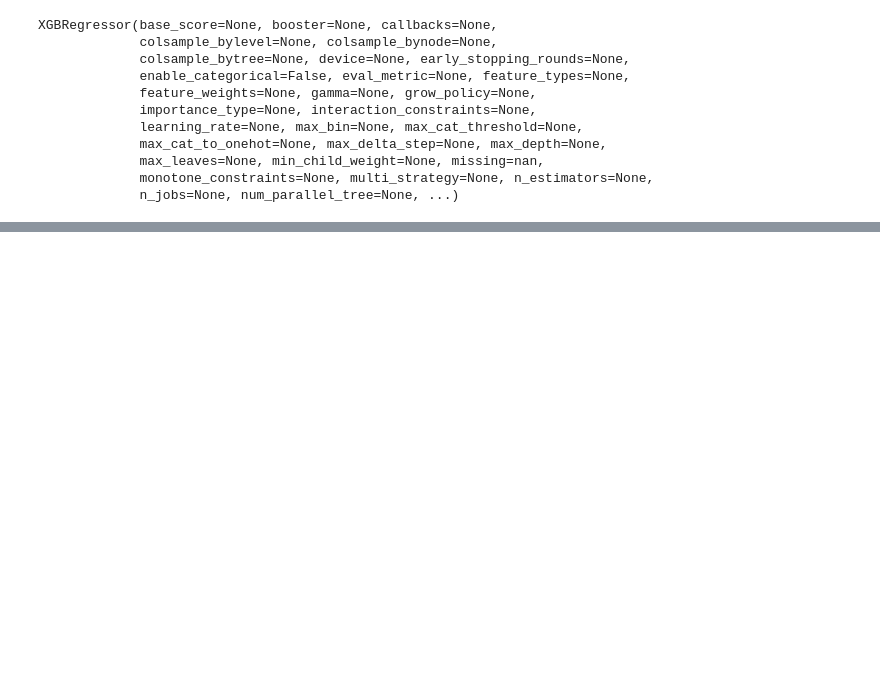
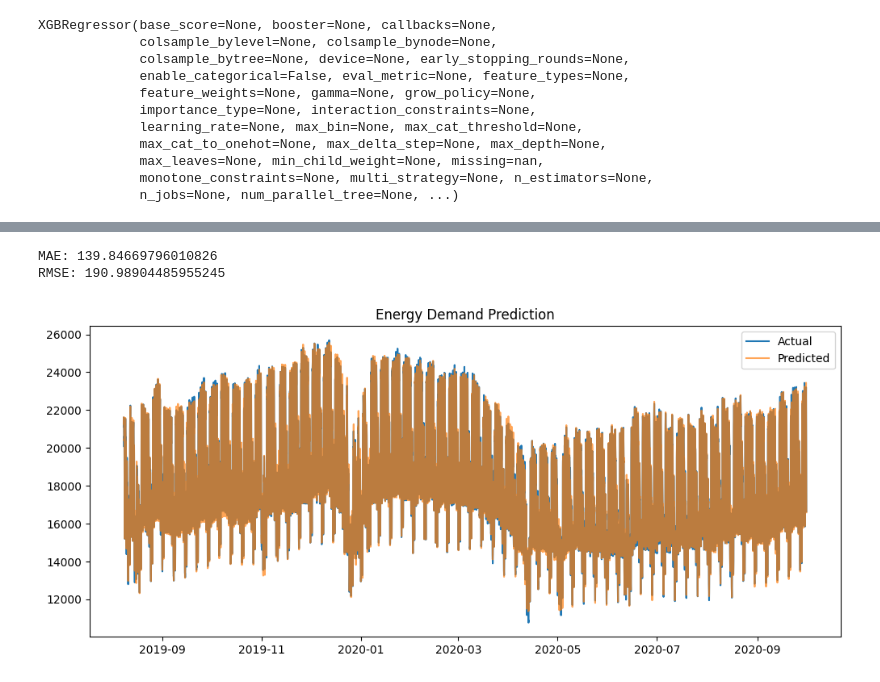
Before and after one commit to drSKleszcz/Energy-Demand-Prediction, a Jupyter notebook: notebooks/model_training.ipynb, the cells around one changed output, grey strips where cells are left out. Drawn from its saved outputs; the diff is of its cells as text; code cells hidden in the pictures; blank space fills up the shorter version.

```diff
--- a/notebooks/model_training.ipynb
+++ b/notebooks/model_training.ipynb
@@ -94,0 +119,9 @@ plt.show()
+# %%
+selected_features = feat_importance[feat_importance > 0.01].index
+X_selected = X[selected_features]
+# %%
+X_train, X_test, y_train, y_test = train_test_split(
+    X_selected, y, test_size=0.2, shuffle=False
+)
+# %%
+model.fit(X_selected, y)
@@ -94,0 +140,22 @@ plt.show()
+# %%
+y_pred = model.predict(X_test)
+
+
+rmse = np.sqrt(mean_squared_error(y_test, y_pred))
+
+print("MAE:", mean_absolute_error(y_test, y_pred))
+print("RMSE:", rmse)
+# %% [output]
+MAE: 139.84669796010826
+RMSE: 190.98904485955245
+# %%
+import matplotlib.pyplot as plt
+
+plt.figure(figsize=(12, 5))
+plt.plot(y_test.index, y_test, label="Actual")
+plt.plot(y_test.index, y_pred, label="Predicted", alpha=0.7)
+plt.legend()
+plt.title("Energy Demand Prediction")
+plt.show()
+# %% [output]
+[figure, added]
```
Also changed, not shown: parts of 8 cells of this notebook, 5 other files.
